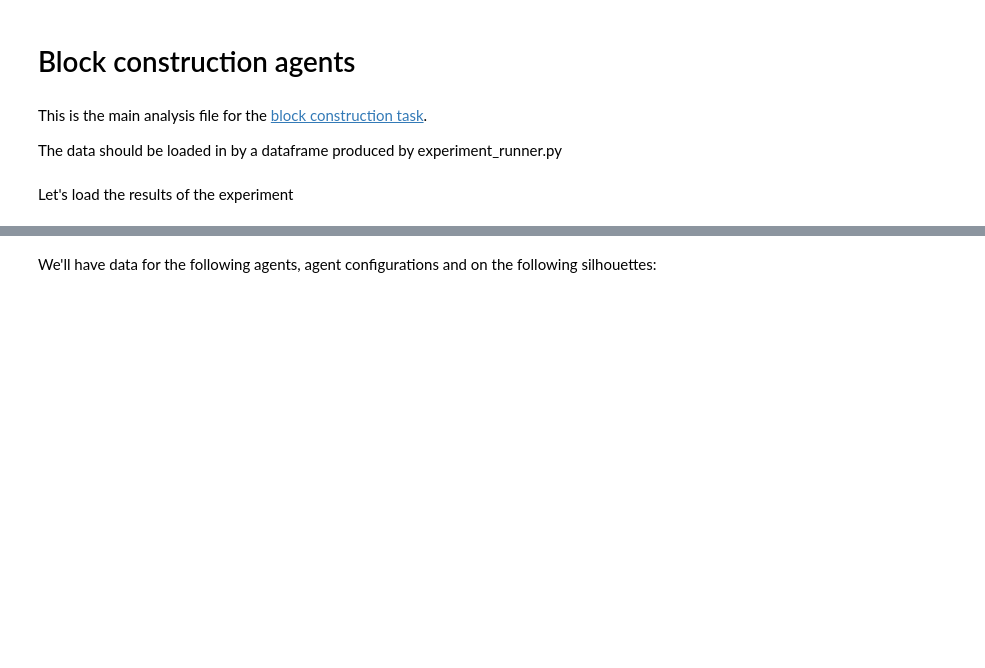
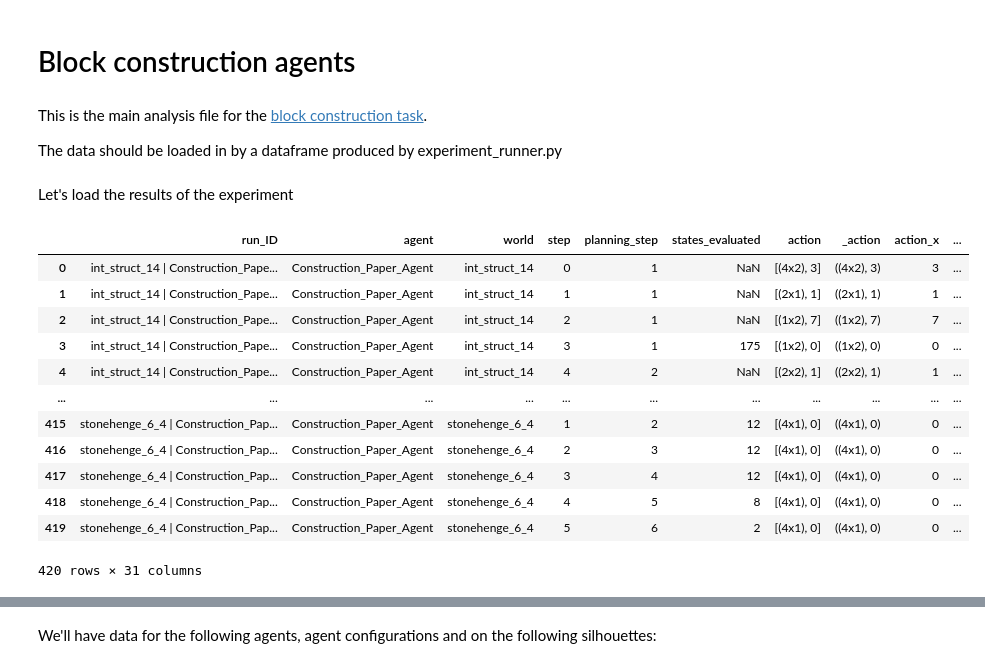
Before and after one commit to cogtoolslab/projection_block_construction, a Jupyter notebook: analysis/Analysis.ipynb, the cells around one changed output, grey strips where cells are left out. Saved outputs shown, nothing was run; the diff lists cells and outputs as text; code cells hidden in the pictures; blank space fills up the shorter version.

Commit message:
decomposition increment experiment

```diff
--- a/analysis/Analysis.ipynb
+++ b/analysis/Analysis.ipynb
@@ -46,6 +48,11 @@ import utils.blockworld as bw
 # %%
 plt.rcParams["figure.figsize"] = (20,7)
 plt.rcParams.update({'font.size': 22})
+# %%
+#display all columns
+pd.set_option('display.max_columns', None)
+pd.set_option('display.width', None)
+pd.set_option('display.max_colwidth', None)
 # %% [markdown]
 Let's load the results of the experiment
 # %%
@@ -66,6 +74,8 @@ df_paths = ['Astar_search.pkl',
            'beam_search.pkl',
            'MCTS.pkl',
            'Naive_Q_search.pkl']
+# %%
+df_paths = ['legal_actions_experiment.pkl'] #for testing
 # %%
 #load all experiments as one dataframe
 df = pd.concat([pd.read_pickle(os.path.join(df_dir,l)) for l in df_paths])
@@ -75,5 +85,22 @@ fill_F1(df)
 # %%
 #precompute which rows in the dataframe are the last row of a run
 fill_final_row(df)
+# %%
+#compute decomposition increments
+add_increment_sequence(df)
+# %% [output]
+|  | run_ID | agent | world | step | planning_step | states_evaluated | action | _action | action_x | ... |
+| 0 | int_struct_14 | Construction_Pape... | Construction_Paper_Agent | int_struct_14 | 0 | 1 | NaN | [(4x2), 3] | ((4x2), 3) | 3 | ... |
+| 1 | int_struct_14 | Construction_Pape... | Construction_Paper_Agent | int_struct_14 | 1 | 1 | NaN | [(2x1), 1] | ((2x1), 1) | 1 | ... |
+| 2 | int_struct_14 | Construction_Pape... | Construction_Paper_Agent | int_struct_14 | 2 | 1 | NaN | [(1x2), 7] | ((1x2), 7) | 7 | ... |
+| 3 | int_struct_14 | Construction_Pape... | Construction_Paper_Agent | int_struct_14 | 3 | 1 | 175 | [(1x2), 0] | ((1x2), 0) | 0 | ... |
+| 4 | int_struct_14 | Construction_Pape... | Construction_Paper_Agent | int_struct_14 | 4 | 2 | NaN | [(2x2), 1] | ((2x2), 1) | 1 | ... |
+| ... | ... | ... | ... | ... | ... | ... | ... | ... | ... | ... |
+| 415 | stonehenge_6_4 | Construction_Pap... | Construction_Paper_Agent | stonehenge_6_4 | 1 | 2 | 12 | [(4x1), 0] | ((4x1), 0) | 0 | ... |
+| 416 | stonehenge_6_4 | Construction_Pap... | Construction_Paper_Agent | stonehenge_6_4 | 2 | 3 | 12 | [(4x1), 0] | ((4x1), 0) | 0 | ... |
+| 417 | stonehenge_6_4 | Construction_Pap... | Construction_Paper_Agent | stonehenge_6_4 | 3 | 4 | 12 | [(4x1), 0] | ((4x1), 0) | 0 | ... |
+| 418 | stonehenge_6_4 | Construction_Pap... | Construction_Paper_Agent | stonehenge_6_4 | 4 | 5 | 8 | [(4x1), 0] | ((4x1), 0) | 0 | ... |
+| 419 | stonehenge_6_4 | Construction_Pap... | Construction_Paper_Agent | stonehenge_6_4 | 5 | 6 | 2 | [(4x1), 0] | ((4x1), 0) | 0 | ... |
+420 rows × 31 columns
 # %%
 display(df)
```
Also changed, not shown: parts of 26 cells of this notebook, 4 other files.
